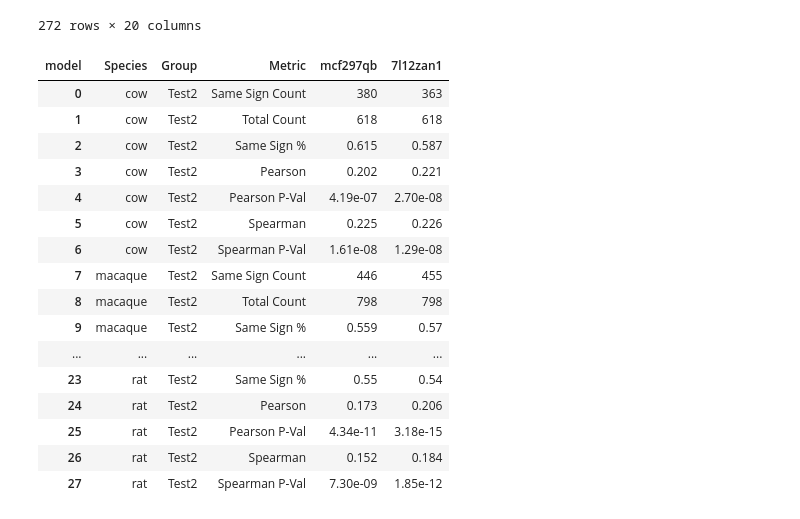
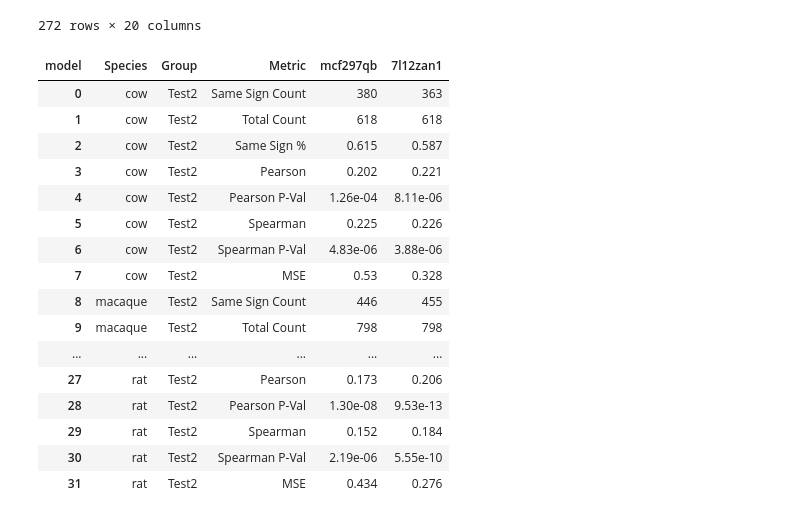
Before and after one commit to KaplowLab/liverRegression, a Jupyter notebook: notebooks/foldchange_FINAL.ipynb, the cells around one changed output. Drawn from its saved outputs; the diff is of its cells as text; code cells hidden in the pictures.

```diff
--- a/notebooks/foldchange_FINAL.ipynb
+++ b/notebooks/foldchange_FINAL.ipynb
@@ -44,6 +44,11 @@ def get_biggest_overlap(lst, col, df):
             maxOverlap = overlap
             maxPeakOverlap = peak
     return peak
+
+def mean_squared_error(x, y):
+    x = np.asarray(x)
+    y = np.asarray(y)
+    return np.mean((x - y) ** 2)
 # %%
 # EXAMPLE MAKE ONE_TO_ONE_PEAKS THEN SAVE IT
 
@@ -253,6 +258,7 @@ a = non_val2_real_pred
 import pandas as pd
 import scipy.stats
 
+mhc = 200
 def correlate():
     rows = []
     # Lists for correlation calculations
@@ -265,6 +271,8 @@ def correlate():
         y = df['pred'].squeeze()
         pearson, pp = scipy.stats.pearsonr(x, y)
         spearman, ps = scipy.stats.spearmanr(x, y)
+
+        mse = mean_squared_error(x, y)
 
         same_sign = np.sign(df['true']) == np.sign(df['pred'])
         num_ss = same_sign.sum()
@@ -281,9 +289,10 @@ def correlate():
         rows.append({'Group': group, 'Metric': 'Same Sign %', 'Value': perc_ss})
 
         rows.append({'Group': group, 'Metric': 'Pearson', 'Value': pearson})
-        rows.append({'Group': group, 'Metric': 'Pearson P-Val', 'Value': pp})
+        rows.append({'Group': group, 'Metric': 'Pearson P-Val', 'Value': pp*mhc})
         rows.append({'Group': group, 'Metric': 'Spearman', 'Value': spearman})
-        rows.append({'Group': group, 'Metric': 'Spearman P-Val', 'Value': ps})
+        rows.append({'Group': group, 'Metric': 'Spearman P-Val', 'Value': ps*mhc})
+        rows.append({'Group': group, 'Metric': 'MSE', 'Value': mse})
 
     return pd.DataFrame(rows)
 
@@ -440,7 +449,7 @@ for species in species_list:
 summary_df = pd.concat(all_results)
 
 custom_group_order = [ 'Val2', 'Test2' ]
-custom_metric_order = ['Same Sign Count', 'Total Count', 'Same Sign %', 'Pearson', 'Pearson P-Val', 'Spearman', 'Spearman P-Val']
+custom_metric_order = ['Same Sign Count', 'Total Count', 'Same Sign %', 'Pearson', 'Pearson P-Val', 'Spearman', 'Spearman P-Val', 'MSE']
 
 # # Convert 'group' to a categorical type with the specified order.
 summary_df['Group'] = pd.Categorical(summary_df['Group'], categories=custom_group_order, ordered=True)
@@ -475,7 +484,7 @@ for col in model_list:  # each model column
 
 display(pivot_df_display)
 
-output_filename = '/home/azstephe/liverRegression/regression_liver/data/figs/tables/log_model_foldchange_table_FINAL.tsv'
+output_filename = '/home/azstephe/liverRegression/regression_liver/data/figs/tables/log_model_foldchange_table_FINAL_mse.tsv'
 pivot_df_display.to_csv(output_filename, sep='\t')
 
 # print(f'Results successfully saved to: {output_filename}')
@@ -751,6 +759,8 @@ pivot_df_display.to_csv(output_filename, sep='\t')
 # 2KB MODEL FOLDCHANGE
 import pandas as pd
 import scipy.stats
+
+mhc = 100
 
 def correlate():
     rows = []
@@ -764,6 +774,8 @@ def correlate():
         y = df['pred'].squeeze()
         pearson, pp = scipy.stats.pearsonr(x, y)
         spearman, ps = scipy.stats.spearmanr(x, y)
+
+        mse = mean_squared_error(x, y)
 
         same_sign = np.sign(df['true']) == np.sign(df['pred'])
         num_ss = same_sign.sum()
@@ -781,9 +793,10 @@ def correlate():
         rows.append({'Group': group, 'Metric': 'Same Sign %', 'Value': perc_ss})
 
         rows.append({'Group': group, 'Metric': 'Pearson', 'Value': pearson})
-        rows.append({'Group': group, 'Metric': 'Pearson P-Val', 'Value': pp})
+        rows.append({'Group': group, 'Metric': 'Pearson P-Val', 'Value': pp*mhc})
         rows.append({'Group': group, 'Metric': 'Spearman', 'Value': spearman})
-        rows.append({'Group': group, 'Metric': 'Spearman P-Val', 'Value': ps})
+        rows.append({'Group': group, 'Metric': 'Spearman P-Val', 'Value': ps*mhc})
+        rows.append({'Group': group, 'Metric': 'MSE', 'Value': mse})
 
     return pd.DataFrame(rows)
 
@@ -873,7 +886,7 @@ for species in species_list:
 
 summary_df = pd.concat(all_results)
 
-custom_metric_order = ['Same Sign Count', 'Total Count', 'Same Sign %', 'Pearson', 'Pearson P-Val', 'Spearman', 'Spearman P-Val']
+custom_metric_order = ['Same Sign Count', 'Total Count', 'Same Sign %', 'Pearson', 'Pearson P-Val', 'Spearman', 'Spearman P-Val', 'MSE']
 
 summary_df['Metric'] = pd.Categorical(summary_df['Metric'], categories=custom_metric_order, ordered=True)
 
@@ -906,7 +919,7 @@ for col in model_list:  # each model column
 pivot_df_2kb = pivot_df_display
 display(pivot_df_display)
 
-output_filename = '/home/azstephe/liverRegression/regression_liver/data/figs/tables/2kb_log_model_foldchange_table_FINAL.tsv'
+output_filename = '/home/azstephe/liverRegression/regression_liver/data/figs/tables/2kb_log_model_foldchange_table_FINAL_mse.tsv'
 pivot_df_2kb.to_csv(output_filename, sep='\t')
 
 # print(f'Results successfully saved to: {output_filename}')
@@ -1082,6 +1095,8 @@ one_to_one_peaks
 # EQN MODEL FOLDCHANGE
 import pandas as pd
 import scipy.stats
+
+mhc = 300
 
 def correlate():
     rows = []
@@ -1095,6 +1110,8 @@ def correlate():
         y = df['pred'].squeeze()
         pearson, pp = scipy.stats.pearsonr(x, y)
         spearman, ps = scipy.stats.spearmanr(x, y)
+
+        mse = mean_squared_error(x, y)
 
         same_sign = np.sign(df['true']) == np.sign(df['pred'])
         num_ss = same_sign.sum()
@@ -1112,9 +1129,10 @@ def correlate():
         rows.append({'Group': group, 'Metric': 'Same Sign %', 'Value': perc_ss})
 
         rows.append({'Group': group, 'Metric': 'Pearson', 'Value': pearson})
-        rows.append({'Group': group, 'Metric': 'Pearson P-Val', 'Value': pp})
+        rows.append({'Group': group, 'Metric': 'Pearson P-Val', 'Value': pp*mhc})
         rows.append({'Group': group, 'Metric': 'Spearman', 'Value': spearman})
-        rows.append({'Group': group, 'Metric': 'Spearman P-Val', 'Value': ps})
+        rows.append({'Group': group, 'Metric': 'Spearman P-Val', 'Value': ps*mhc})
+        rows.append({'Group': group, 'Metric': 'MSE', 'Value': mse})
 
     return pd.DataFrame(rows)
 
@@ -1204,7 +1222,7 @@ for species in species_list:
 
 summary_df = pd.concat(all_results)
 
-custom_metric_order = ['Same Sign Count', 'Total Count', 'Same Sign %', 'Pearson', 'Pearson P-Val', 'Spearman', 'Spearman P-Val']
+custom_metric_order = ['Same Sign Count', 'Total Count', 'Same Sign %', 'Pearson', 'Pearson P-Val', 'Spearman', 'Spearman P-Val', 'MSE']
 
 summary_df['Metric'] = pd.Categorical(summary_df['Metric'], categories=custom_metric_order, ordered=True)
 
@@ -1218,44 +1236,44 @@ pivot_df = pivot_df.sort_values(by=["Species", "Group", "Metric"])
 
 pivot_df = pivot_df[["Species", "Group", "Metric"] + model_list]
 # pivot_df_reordered = pivot_df[model_list]
 
 def format_value(metric, value):
     """Format values depending on whether it's a P-Val metric or not."""
     if "P-Val" in metric:
         return f"{value:.2e}"   # scientific notation, 3 sig figs
     else:
         return f"{value:.3g}"   # regular decimal, 3 sig figs
 
 # Apply formatting to a copy just for display/export
 pivot_df_display = pivot_df.copy()
 for col in model_list:  # each model column
     pivot_df_display[col] = pivot_df_display.apply(
         lambda row: format_value(row["Metric"], row[col]),
         axis=1
     )
 
 pivot_df_eqn = pivot_df_display
-display(pivot_df_display)
+display(pivot_df_eqn)
 
-output_filename = '/home/azstephe/liverRegression/regression_liver/data/figs/tables/eqn_log_model_foldchange_table_FINAL.tsv'
+output_filename = '/home/azstephe/liverRegression/regression_liver/data/figs/tables/eqn_log_model_foldchange_table_FINAL_mse.tsv'
 pivot_df_eqn.to_csv(output_filename, sep='\t')
 
 # print(f'Results successfully saved to: {output_filename}')
 # %% [output]
 | model | Species | Group | Metric | mcf297qb | 7l12zan1 |
 | 0 | cow | Test2 | Same Sign Count | 380 | 363 |
 | 1 | cow | Test2 | Total Count | 618 | 618 |
 | 2 | cow | Test2 | Same Sign % | 0.615 | 0.587 |
 | 3 | cow | Test2 | Pearson | 0.202 | 0.221 |
-| 4 | cow | Test2 | Pearson P-Val | 4.19e-07 | 2.70e-08 |
+| 4 | cow | Test2 | Pearson P-Val | 1.26e-04 | 8.11e-06 |
 | 5 | cow | Test2 | Spearman | 0.225 | 0.226 |
-| 6 | cow | Test2 | Spearman P-Val | 1.61e-08 | 1.29e-08 |
-| 7 | macaque | Test2 | Same Sign Count | 446 | 455 |
-| 8 | macaque | Test2 | Total Count | 798 | 798 |
-| 9 | macaque | Test2 | Same Sign % | 0.559 | 0.57 |
+| 6 | cow | Test2 | Spearman P-Val | 4.83e-06 | 3.88e-06 |
+| 7 | cow | Test2 | MSE | 0.53 | 0.328 |
+| 8 | macaque | Test2 | Same Sign Count | 446 | 455 |
+| 9 | macaque | Test2 | Total Count | 798 | 798 |
 | ... | ... | ... | ... | ... | ... |
-| 23 | rat | Test2 | Same Sign % | 0.55 | 0.54 |
-| 24 | rat | Test2 | Pearson | 0.173 | 0.206 |
-| 25 | rat | Test2 | Pearson P-Val | 4.34e-11 | 3.18e-15 |
-| 26 | rat | Test2 | Spearman | 0.152 | 0.184 |
-| 27 | rat | Test2 | Spearman P-Val | 7.30e-09 | 1.85e-12 |
+| 27 | rat | Test2 | Pearson | 0.173 | 0.206 |
+| 28 | rat | Test2 | Pearson P-Val | 1.30e-08 | 9.53e-13 |
+| 29 | rat | Test2 | Spearman | 0.152 | 0.184 |
+| 30 | rat | Test2 | Spearman P-Val | 2.19e-06 | 5.55e-10 |
+| 31 | rat | Test2 | MSE | 0.434 | 0.276 |
```
Also changed, not shown: parts of 9 cells of this notebook, 15 other files.
